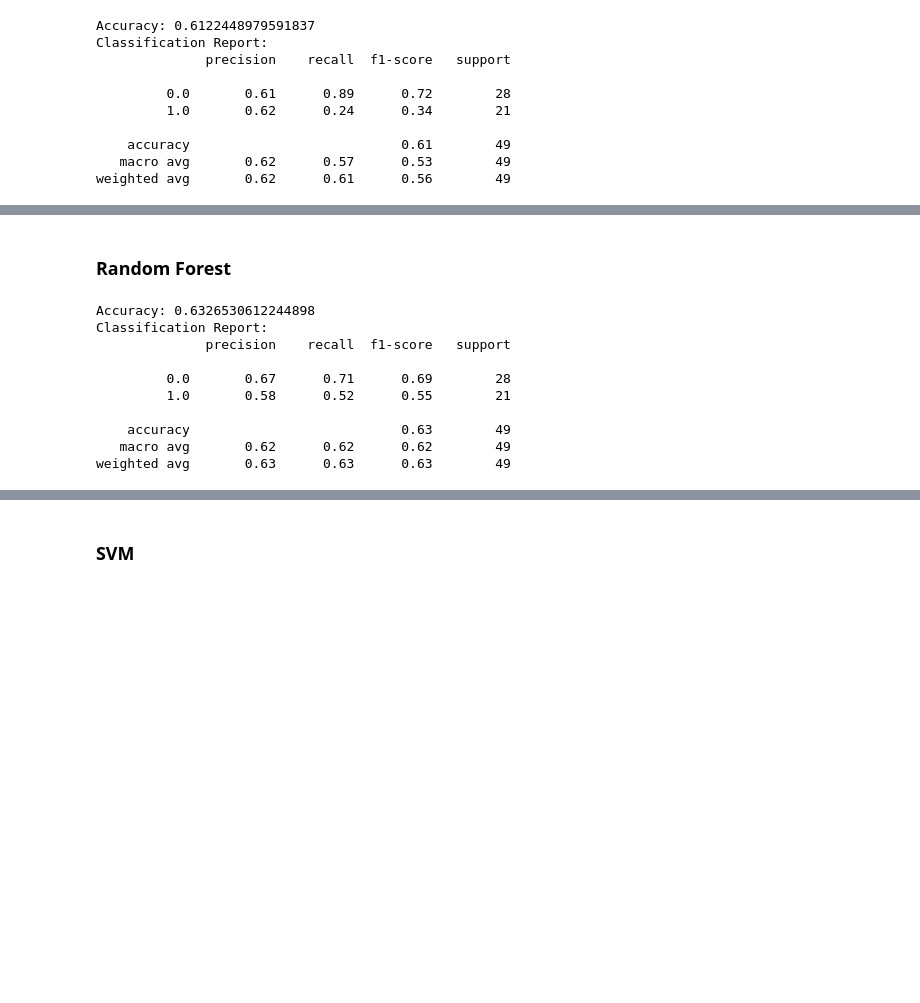
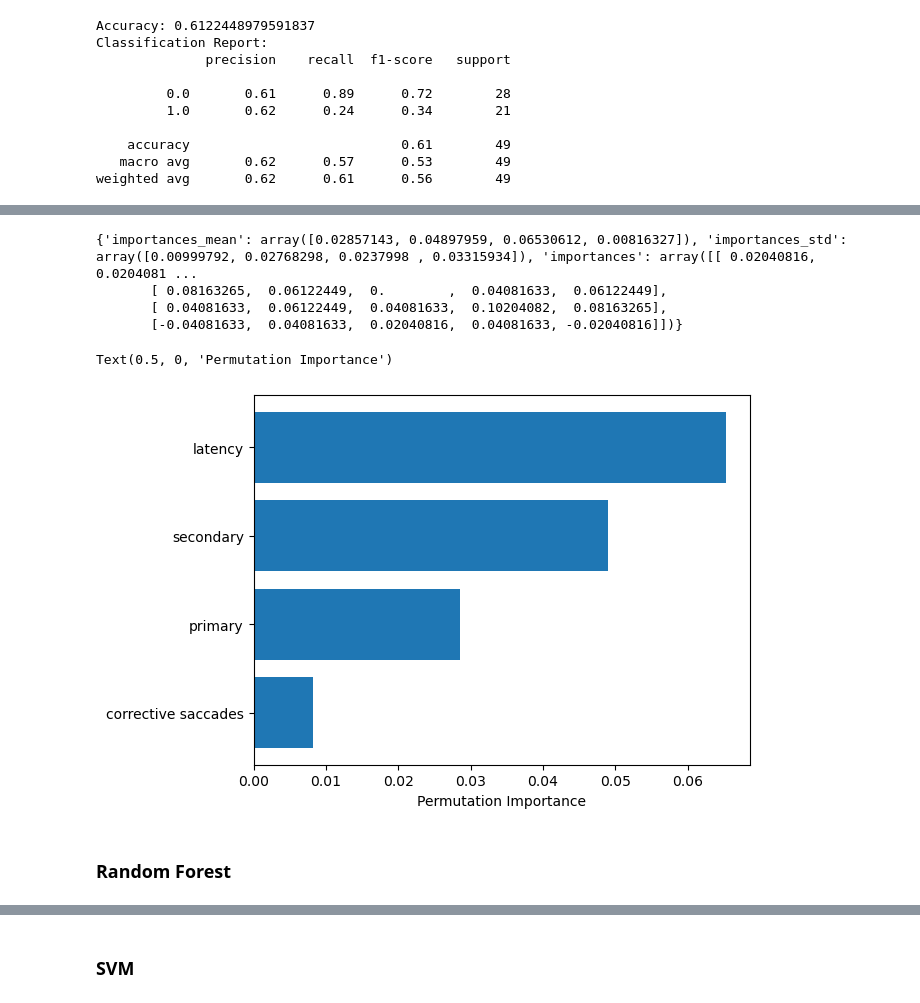
Before and after one commit to AI4VSLab/amblyopia, a Jupyter notebook: MLModels-Balanced Data.ipynb, the cells around one changed output, grey strips where cells are left out. Cells and saved outputs as stored; diff of their text form; code cells hidden in the pictures; blank space fills up the shorter version.

```diff
--- a/MLModels-Balanced Data.ipynb
+++ b/MLModels-Balanced Data.ipynb
@@ -117,32 +101,25 @@ Name: Normal, dtype: float64
+# %%
+from sklearn.inspection import permutation_importance
+%matplotlib inline
+
+perm_importance = permutation_importance(model, X_test, y_test)
+print(perm_importance)
+
+feature_names = ['primary', 'secondary', 'latency', 'corrective saccades' ]
+features = np.array(feature_names)
+
+sorted_idx = perm_importance.importances_mean.argsort()
+plt.barh(features[sorted_idx], perm_importance.importances_mean[sorted_idx])
+plt.xlabel("Permutation Importance")
+# %% [output]
+{'importances_mean': array([0.02857143, 0.04897959, 0.06530612, 0.00816327]), 'importances_std': array([0.00999792, 0.02768298, 0.0237998 , 0.03315934]), 'importances': array([[ 0.02040816,  0.0204081 ...
+       [ 0.08163265,  0.06122449,  0.        ,  0.04081633,  0.06122449],
+       [ 0.04081633,  0.06122449,  0.04081633,  0.10204082,  0.08163265],
+       [-0.04081633,  0.04081633,  0.02040816,  0.04081633, -0.02040816]])}
+Text(0.5, 0, 'Permutation Importance')
+[figure, added]
 # %% [markdown]
 ### Random Forest
-# %%
-model = RandomForestClassifier(random_state=42, max_depth = None, n_estimators = 300, min_samples_leaf = 4, min_samples_split = 10)
-
-# Train the model
-model.fit(X_train, y_train)
-
-# Predict on the test set
-y_pred = model.predict(X_test)
-
-# Calculate accuracy
-accuracy = accuracy_score(y_test, y_pred)
-print("Accuracy:", accuracy)
-
-# Print classification report
-print("Classification Report:")
-print(classification_report(y_test, y_pred))
-# %% [output]
-Accuracy: 0.6326530612244898
-Classification Report:
-              precision    recall  f1-score   support
-
-         0.0       0.67      0.71      0.69        28
-         1.0       0.58      0.52      0.55        21
-
-    accuracy                           0.63        49
-   macro avg       0.62      0.62      0.62        49
-weighted avg       0.63      0.63      0.63        49
 # %%
 param_grid = {
     'n_estimators': [100, 200, 300],  # Number of trees in the forest
```
Also changed, not shown: parts of 38 cells of this notebook.
